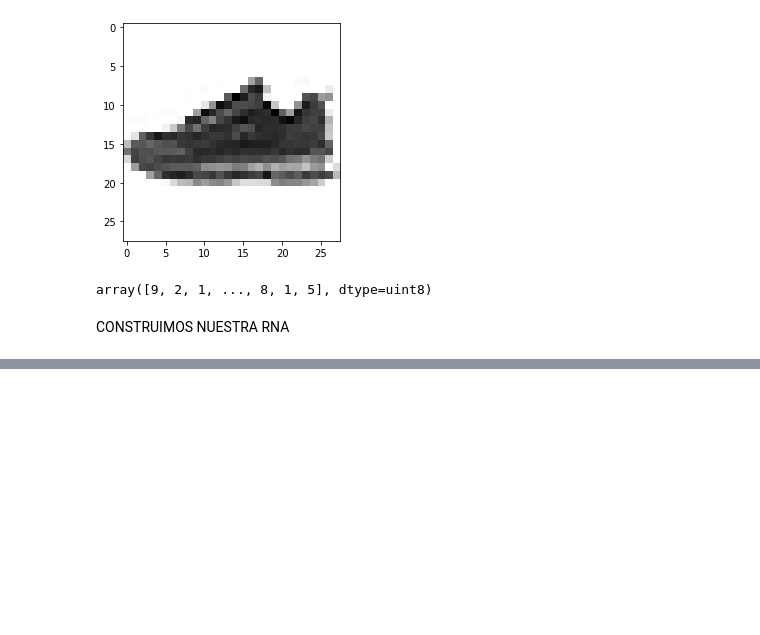
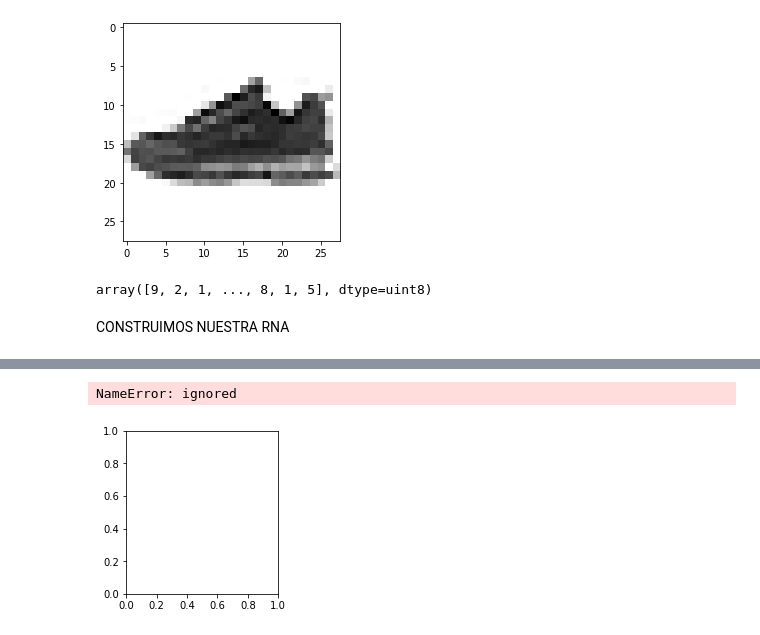
Before and after one commit to ElenaGomezB/AA_PRACTICA1_GRUPO_10, a Jupyter notebook: Untitled0.ipynb, the cells around one changed output, grey strips where cells are left out. Saved outputs shown, nothing was run; the diff lists cells and outputs as text; code cells hidden in the pictures; blank space fills up the shorter version.

```diff
--- a/Untitled0.ipynb
+++ b/Untitled0.ipynb
@@ -189,0 +255,3 @@ network.compile(optimizer='rmsprop',
+# %%
+train_images = train_images.astype('float32') / 255
+train_images, len(train_images), train_images.shape, train_images[3000]
@@ -189,0 +289,3 @@ network.compile(optimizer='rmsprop',
+# %%
+#Caso 5
+network5.fit(train_images, train_labels, epochs=5, batch_size=128)
@@ -189,0 +371,21 @@ network.compile(optimizer='rmsprop',
+# %%
+train_images = train_images.reshape((60000, 28 * 28))
+test_images = test_images.reshape((10000, 28 * 28))
+
+train_images = train_images.astype('float32') / 255
+test_images = test_images.astype('float32') / 255
+
+import numpy as np
+from keras.utils.np_utils import to_categorical
+
+
+print(test_labels)
+# train_labels = to_categorical(train_labels)
+test_labels = to_categorical(test_labels)
+print(test_labels)
+
+predictions = network5.predict(test_images)
+print(np.argmax(predictions[5]))
+print(predictions[5])
+np.sum(predictions[5])
+print(predictions)
@@ -189,0 +410,12 @@ network.compile(optimizer='rmsprop',
+# %%
+#Esto es para el apartado 6
+i = 0
+plt.figure(figsize = (6,3))
+plt.subplot(1, 2, 1)
+plot_image(i, predictions[i], test_labels, test_images)
+plt.subplot(1, 2, 2)
+plot_value_array(i, predictions[i], test_labels)
+plt.show()
+# %% [output]
+NameError: ignored
+[figure, added]
```
Also changed, not shown: parts of 22 cells of this notebook.
